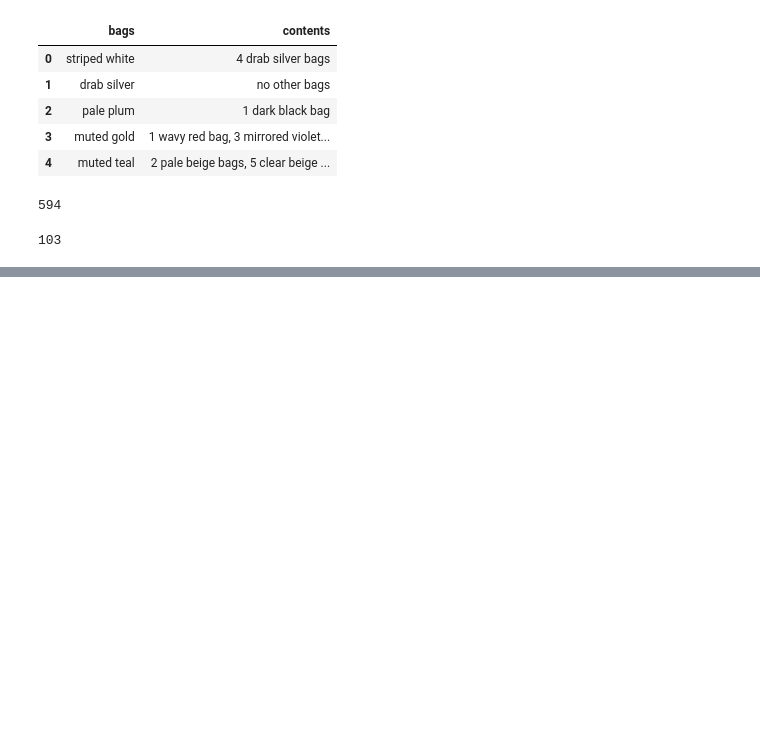
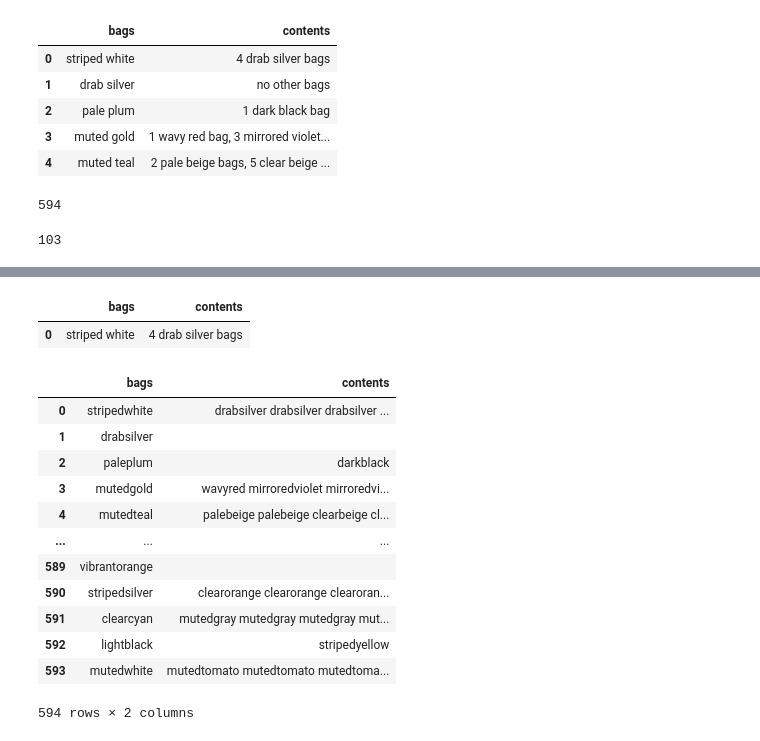
Before and after one commit to Johndsalas/aoc_2020, a Jupyter notebook: aoc_day_7.ipynb, the cells around one changed output, grey strips where cells are left out. Drawn from its saved outputs; the diff is of its cells as text; code cells hidden in the pictures; blank space fills up the shorter version.

```diff
--- a/aoc_day_7.ipynb
+++ b/aoc_day_7.ipynb
@@ -206,5 +125,0 @@ bags_containing_sgb
-# %%
-# identify bags that contain bags that contain shiny gold bags in the dataframe
-for bag in bags_containing_sgb:
-
-    df[f'contains {bag}'] = df.contents.str.contains(bag)
@@ -221,4 +125,0 @@ for bag in contains_sgb:
-# %%
-for bag in contains_sgb_list:
-
-    df[f'contains {bag}'] = df.contents.str.contains(bag)
@@ -224,0 +152,3 @@ for bag in contains_sgb_list:
+# %%
+df = df[['bags','contents']]
+df.head()
@@ -225,2 +162,5 @@ for bag in contains_sgb_list:
 # %%
-df
+df.head(1)
+# %% [output]
+|  | bags | contents |
+| 0 | striped white | 4 drab silver bags |
@@ -260,0 +167,46 @@ contains_bags_that_contain_bags_that_contain_sgb
+# %%
+def multiply_text(value):
+
+    s =  ''
+    value_list = value.split(',')
+
+    for v in value_list:
+
+        mod = re.findall(r'(\d)\s(\w*)\s(\w*)\sbag',v)
+
+        if len(mod) > 0:
+
+            mod = mod[0]
+
+            number = int(mod[0])
+
+            disc = mod[1]
+
+            bag = mod[2]
+
+            phrase = (disc + bag + ' ') * number
+
+            s += phrase
+
+    return s
+# %%
+df = df[['bags','contents']]
+
+df['contents'] = df.contents.apply(multiply_text)
+df['bags'] = df.bags.apply(lambda value : re.sub('\s','', value) )
+
+df
+# %% [output]
+|  | bags | contents |
+| 0 | stripedwhite | drabsilver drabsilver drabsilver ... |
+| 1 | drabsilver |  |
+| 2 | paleplum | darkblack |
+| 3 | mutedgold | wavyred mirroredviolet mirroredvi... |
+| 4 | mutedteal | palebeige palebeige clearbeige cl... |
+| ... | ... | ... |
+| 589 | vibrantorange |  |
+| 590 | stripedsilver | clearorange clearorange clearoran... |
+| 591 | clearcyan | mutedgray mutedgray mutedgray mut... |
+| 592 | lightblack | stripedyellow |
+| 593 | mutedwhite | mutedtomato mutedtomato mutedtoma... |
+594 rows × 2 columns
```
Also changed, not shown: parts of 11 cells of this notebook.
